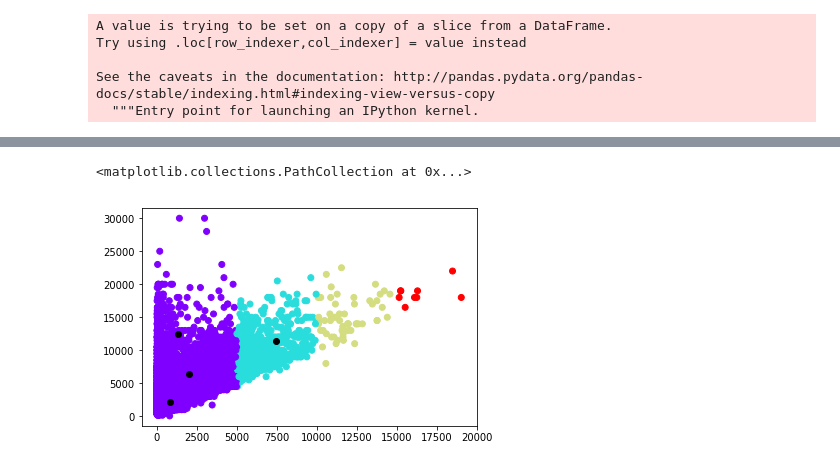
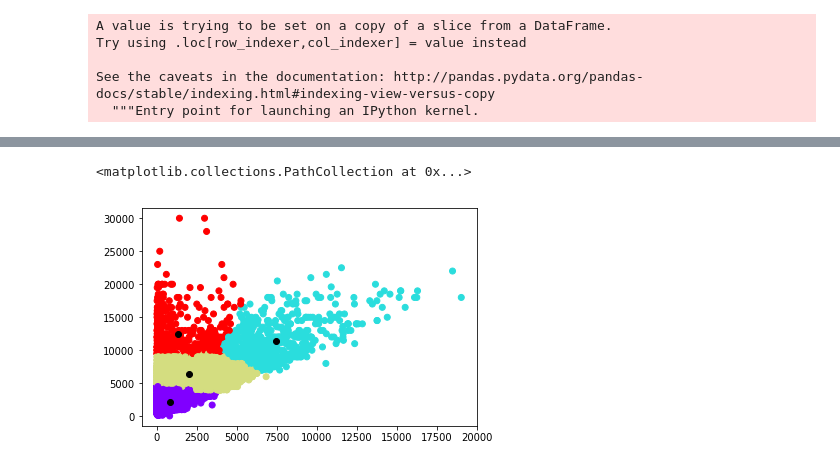
Before and after one commit to SamsonWorku/DataAnalytics, a Jupyter notebook: weekfour/kmeans_ex.ipynb, the cells around one changed output, grey strips where cells are left out. Drawn from its saved outputs; the diff is of its cells as text; code cells hidden in the pictures.

```diff
--- a/weekfour/kmeans_ex.ipynb
+++ b/weekfour/kmeans_ex.ipynb
@@ -310,8 +310,8 @@ temp.head()
 | 4 | C10005 | 817.714335 | 1.000000 | 16.00 | 16.00 | 0.00 | 0.000000 | ... |
 | 5 | C10006 | 1809.828751 | 1.000000 | 1333.28 | 0.00 | 1333.28 | 0.000000 | ... |
 # %%
-plt.scatter(temp['BALANCE'], temp['CREDIT_LIMIT'], c=temp['category'], cmap = 'rainbow')
+plt.scatter(temp['BALANCE'], temp['CREDIT_LIMIT'], c=temp['clusters'], cmap = 'rainbow')
 plt.scatter(kmeans.cluster_centers_[:,0], kmeans.cluster_centers_[:,1], c='black')
 # %% [output]
 <matplotlib.collections.PathCollection at 0x...>
-[figure, old version]
+[figure, new version]
```
